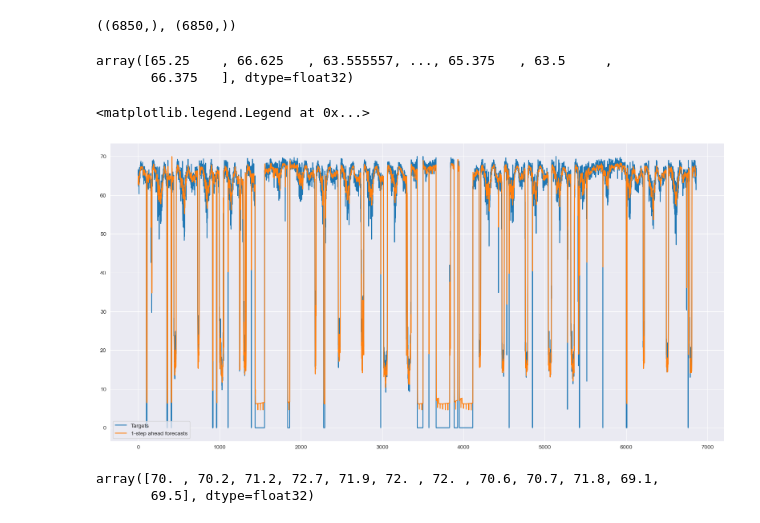
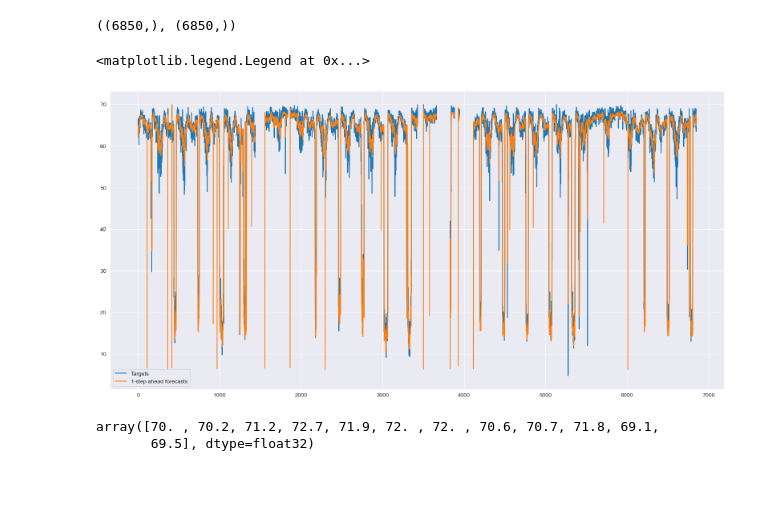
Before and after one commit to AnnetteJing/CS224W_Project, a Jupyter notebook: analysis/results_visual.ipynb, the cells around one changed output. Saved outputs shown, nothing was run; the diff lists cells and outputs as text; code cells hidden in the pictures; blank space fills up the shorter version.

```diff
--- a/analysis/results_visual.ipynb
+++ b/analysis/results_visual.ipynb
@@ -145,21 +145,18 @@ forecasts.shape, targets.shape
 # %% [output]
 ((6850,), (6850,))
 # %%
-np.where(targets == 0, np.nan, targets)
+mask = (targets == 0)
+targets = np.where(mask, np.nan, targets)
+forecasts = np.where(mask, np.nan, forecasts)
-# %% [output]
-array([65.25    , 66.625   , 63.555557, ..., 65.375   , 63.5     ,
-       66.375   ], dtype=float32)
 # %%
-y =
-
 _, ax = plt.subplots(nrows=1, ncols=1, figsize=(16, 8))
 plt.tight_layout()
-ax.plot(range(targets.shape[0]), targets[:, node_idx], label="Targets")
+ax.plot(range(targets.shape[0]), targets, label="Targets")
 ax.plot(range(forecasts.shape[0]), forecasts, label=f"{h}-step ahead forecasts")
 ax.legend(loc=3)
 # %% [output]
 <matplotlib.legend.Legend at 0x...>
-[figure, old version]
+[figure, new version]
 # %%
 out["targets"][:, node_idx, h - 1][:12]
 # %% [output]
```
